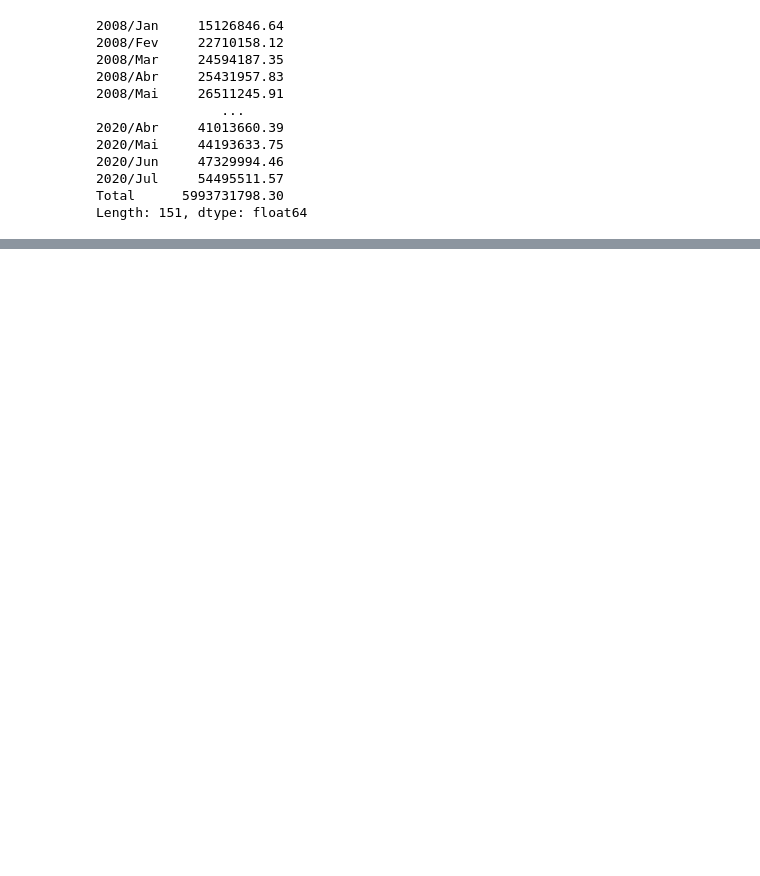
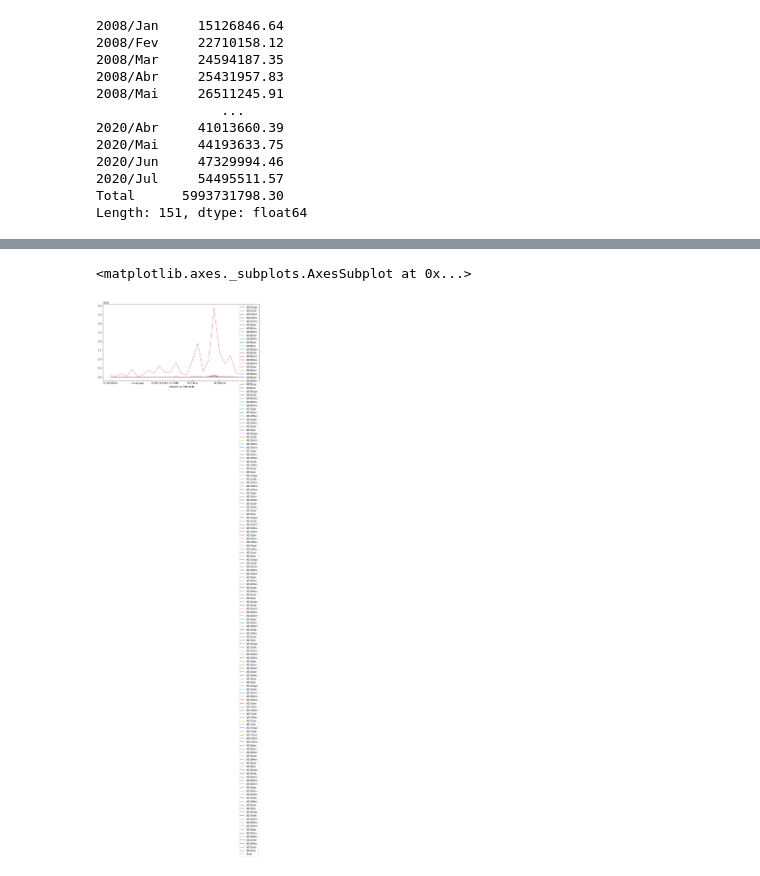
Before and after one commit to ricardosaj/Bootcamp-Data-Science-Alura, a Jupyter notebook: Aula_01_Analisando_dados_da_saúde_com_Python_e_Pandas.ipynb, the cells around one changed output, grey strips where cells are left out. Saved outputs shown, nothing was run; the diff lists cells and outputs as text; code cells hidden in the pictures; blank space fills up the shorter version.

```diff
--- a/Aula_01_Analisando_dados_da_saúde_com_Python_e_Pandas.ipynb
+++ b/Aula_01_Analisando_dados_da_saúde_com_Python_e_Pandas.ipynb
@@ -74,0 +125,5 @@ Length: 151, dtype: float64
+# %%
+dados = pd.read_csv("/content/A160324189_28_143_208.csv", encoding="ISO-8859-1",
+                    skiprows = 3, sep=";", skipfooter=12,
+                    thousands=".", decimal=",")
+dados.head()
@@ -74,0 +178,4 @@ Length: 151, dtype: float64
+# %%
+colunas_usaveis = dados.mean().index.tolist()
+colunas_usaveis.insert(0, "Unidade da Federação")
+colunas_usaveis
@@ -74,0 +200,3 @@ Length: 151, dtype: float64
+# %%
+usaveis = dados[colunas_usaveis]
+usaveis.head()
@@ -74,0 +211,3 @@ Length: 151, dtype: float64
+# %%
+usaveis = usaveis.set_index("Unidade da Federação")
+usaveis
@@ -74,0 +259,5 @@ Length: 151, dtype: float64
+# %%
+usaveis.plot(figsize=(12,6))
+# %% [output]
+<matplotlib.axes._subplots.AxesSubplot at 0x...>
+[figure, added]
```
Also changed, not shown: parts of 22 cells of this notebook.
